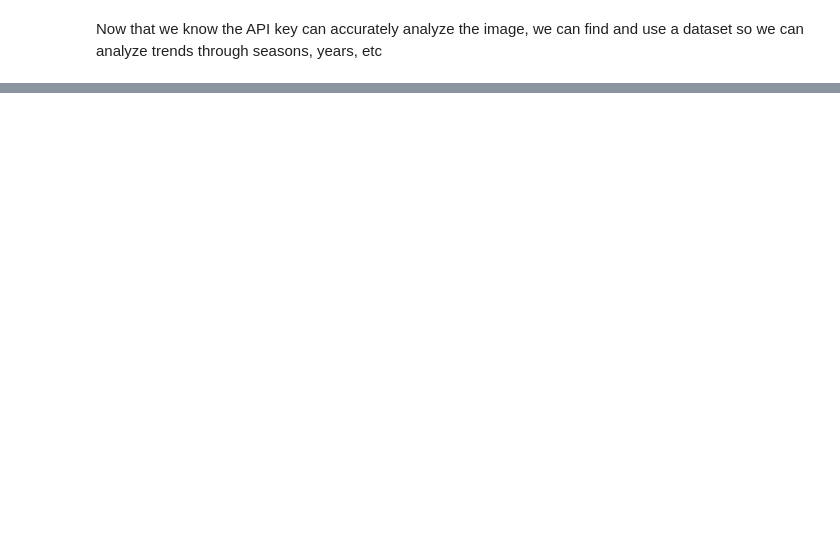
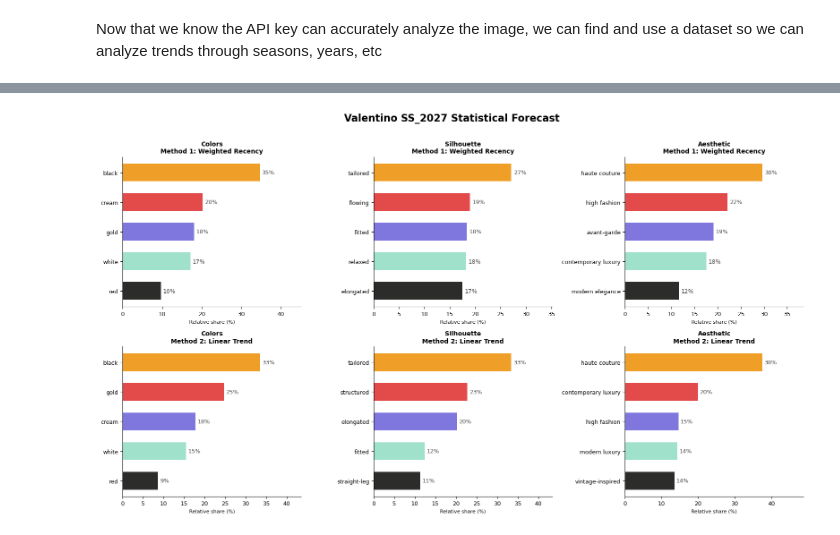
Before and after one commit to eilymacritchie/Fashion-ML-Project, a Jupyter notebook: FashionML_project.ipynb, the cells around one changed output, grey strips where cells are left out. Drawn from its saved outputs; the diff is of its cells as text; code cells hidden in the pictures; blank space fills up the shorter version.

```diff
--- a/FashionML_project.ipynb
+++ b/FashionML_project.ipynb
@@ -100,5 +117,6 @@ Now that we know the API key can accurately analyze the image, we can find and u
 # %%
-#Now i compiled a dataset of calvin klein's latest ready-to-wear fall fashion line. I am going to test the API key on a dataset like that.
+#Now I compiled a dataset of Valentino's runway looks from the past 8 seasons.
+#I will use the prompts I decided on after testing them above to compile analysis from all 8 season folders into a df.
 from PIL import Image
 import io
 
@@ -160,14 +178,14 @@ def parse_response(raw_text):
 
 # Process each image
 seasons = {
-    "fw_2023": "/Users/eilymacritchie/Desktop/MQE/ML project/fw_2023",
-    "ss_2024": "/Users/eilymacritchie/Desktop/MQE/ML project/ss_2024",
-    "fw_2024": "/Users/eilymacritchie/Desktop/MQE/ML project/fw_2024",
-    "ss_2025": "/Users/eilymacritchie/Desktop/MQE/ML project/ss_2025",
-    "fw_2025": "/Users/eilymacritchie/Desktop/MQE/ML project/fw_2025",
-    "ss_2026": "/Users/eilymacritchie/Desktop/MQE/ML project/ss_2026",
-    "fw_2026": "/Users/eilymacritchie/Desktop/MQE/ML project/fw_2026",
-    "ss_2023": "/Users/eilymacritchie/Desktop/MQE/ML project/ss_2023",
+    "fw_2023": "data/fw_2023",
+    "ss_2024": "data/ss_2024",
+    "fw_2024": "data/fw_2024",
+    "ss_2025": "data/ss_2025",
+    "fw_2025": "data/fw_2025",
+    "ss_2026": "data/ss_2026",
+    "fw_2026": "data/fw_2026",
+    "ss_2023": "data/ss_2023",
 }
 results = []
 success_count = 0
@@ -232,0 +504,60 @@ df.head()
+# %%
+#making statistical forecast easier to manage
+
+#summary first:
+def print_clean_forecast(label, colors, silhouettes, aesthetics):
+    print(f"\n{'='*45}")
+    print(f"  {label}")
+    print(f"{'='*45}")
+    print(f"  Colors:      {', '.join([v for v,_ in colors])}")
+    print(f"  Silhouette:  {', '.join([v for v,_ in silhouettes])}")
+    print(f"  Aesthetic:   {', '.join([v for v,_ in aesthetics])}")
+
+print_clean_forecast("METHOD 1: Weighted Recency", wr_colors, wr_silhouettes, wr_aesthetics)
+print_clean_forecast("METHOD 2: Linear Trend Projection", lt_colors, lt_silhouettes, lt_aesthetics)
+
+
+
+#now here's a chart
+fig, axes = plt.subplots(2, 3, figsize=(16, 9))
+fig.suptitle("Valentino SS_2027 Statistical Forecast", fontsize=16, fontweight='bold', y=1.01)
+
+categories = [
+    ("Colors",     wr_colors,     lt_colors),
+    ("Silhouette", wr_silhouettes, lt_silhouettes),
+    ("Aesthetic",  wr_aesthetics,  lt_aesthetics),
+]
+
+method_titles = ["Method 1: Weighted Recency", "Method 2: Linear Trend"]
+colors_wr = ["#1a1a1a", "#f5f0e8", "#c9a84c", "#ffffff", "#cc2200"]
+bar_colors = ["#2C2C2A", "#9FE1CB", "#7F77DD", "#E24B4A", "#EF9F27"]
+
+for col, (cat_name, wr_data, lt_data) in enumerate(categories):
+    for row, (data, title) in enumerate([(wr_data, method_titles[0]), (lt_data, method_titles[1])]):
+        ax = axes[row][col]
+        labels = [v for v, _ in data]
+        values = [s for _, s in data]
+
+        # Normalize to percentages for readability
+        total = sum(values)
+        pcts = [v / total * 100 for v in values]
+
+        bars = ax.barh(labels[::-1], pcts[::-1], color=bar_colors[:len(labels)],
+                       edgecolor='none', height=0.6)
+
+        # Add percentage labels on bars
+        for bar, pct in zip(bars, pcts[::-1]):
+            ax.text(bar.get_width() + 0.5, bar.get_y() + bar.get_height()/2,
+                    f'{pct:.0f}%', va='center', fontsize=9, color='#444')
+
+        ax.set_title(f"{cat_name}\n{title}", fontsize=10, fontweight='bold')
+        ax.set_xlabel("Relative share (%)", fontsize=8)
+        ax.spines['top'].set_visible(False)
+        ax.spines['right'].set_visible(False)
+        ax.tick_params(labelsize=9)
+        ax.set_xlim(0, max(pcts) * 1.3)
+
+plt.tight_layout()
+plt.savefig('outputs/statistical_forecast.png', dpi=150, bbox_inches='tight')
+plt.show()
+# %% [output]
@@ -232,0 +577 @@ df.head()
+[figure, added]
```
Also changed, not shown: parts of 23 cells of this notebook, 7 other files.
